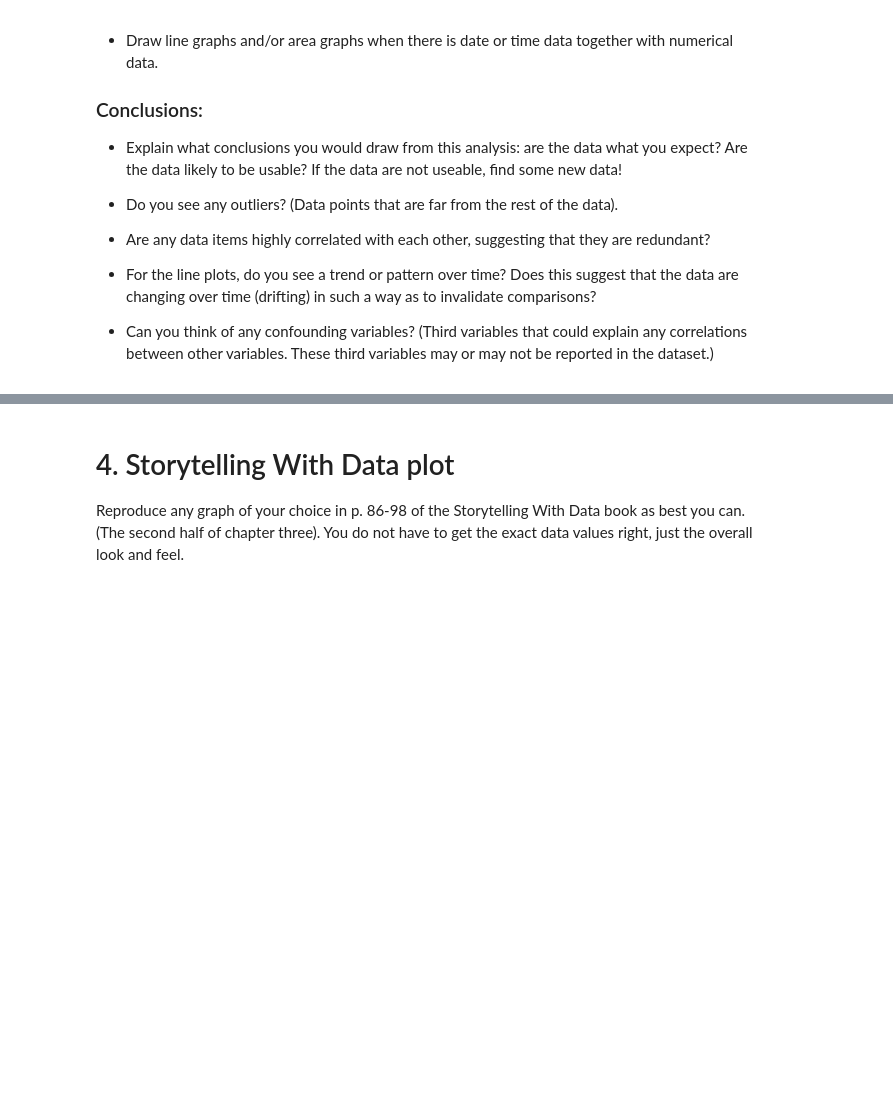
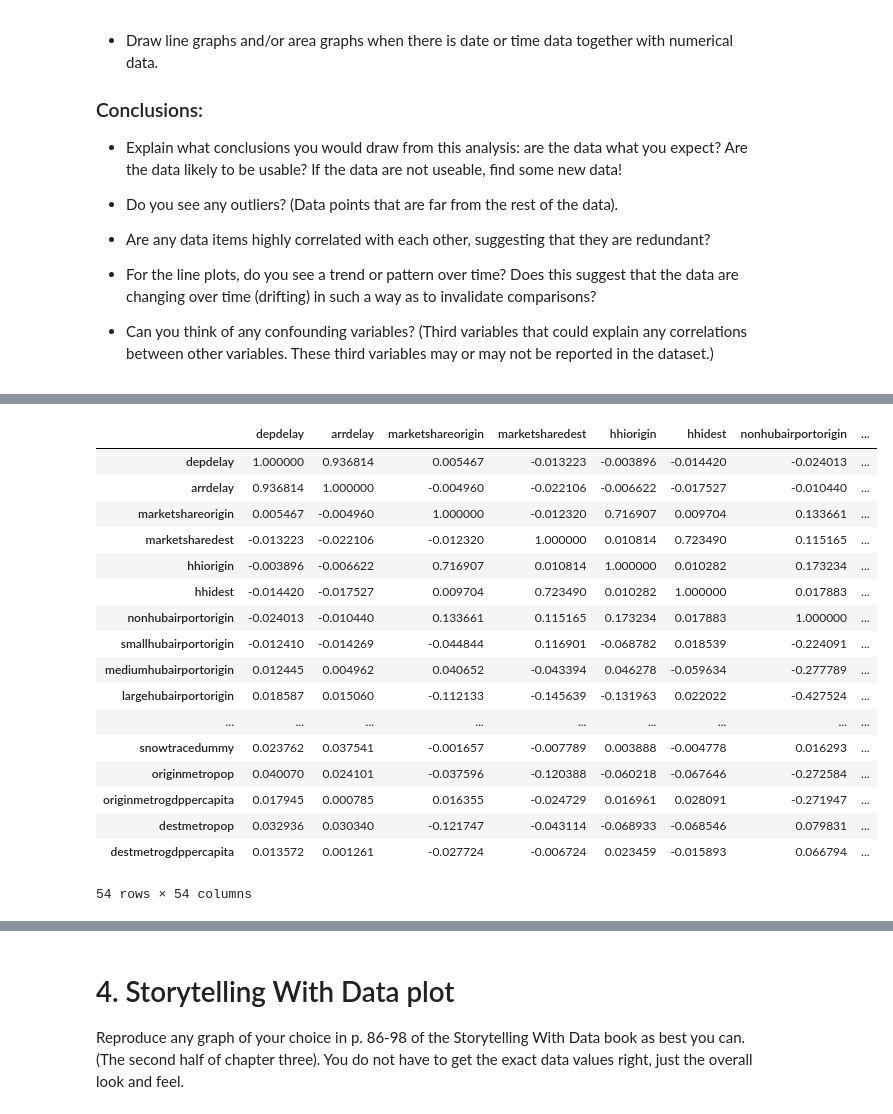
Before and after one commit to tbrantinghamBU/699-Personal, a Jupyter notebook: OMDS-ModB2-Week6-Brantingham-Tyler.ipynb, the cells around one changed output, grey strips where cells are left out. Drawn from its saved outputs; the diff is of its cells as text; code cells hidden in the pictures; blank space fills up the shorter version.

```diff
--- a/OMDS-ModB2-Week6-Brantingham-Tyler.ipynb
+++ b/OMDS-ModB2-Week6-Brantingham-Tyler.ipynb
@@ -70,0 +124,22 @@ This week, you will do the same types of exercises as last week, but you should
+# %%
+numeric_df = df.select_dtypes(include=['number'])
+numeric_df.corr()
+# %% [output]
+|  | depdelay | arrdelay | marketshareorigin | marketsharedest | hhiorigin | hhidest | nonhubairportorigin | ... |
+| depdelay | 1.000000 | 0.936814 | 0.005467 | -0.013223 | -0.003896 | -0.014420 | -0.024013 | ... |
+| arrdelay | 0.936814 | 1.000000 | -0.004960 | -0.022106 | -0.006622 | -0.017527 | -0.010440 | ... |
+| marketshareorigin | 0.005467 | -0.004960 | 1.000000 | -0.012320 | 0.716907 | 0.009704 | 0.133661 | ... |
+| marketsharedest | -0.013223 | -0.022106 | -0.012320 | 1.000000 | 0.010814 | 0.723490 | 0.115165 | ... |
+| hhiorigin | -0.003896 | -0.006622 | 0.716907 | 0.010814 | 1.000000 | 0.010282 | 0.173234 | ... |
+| hhidest | -0.014420 | -0.017527 | 0.009704 | 0.723490 | 0.010282 | 1.000000 | 0.017883 | ... |
+| nonhubairportorigin | -0.024013 | -0.010440 | 0.133661 | 0.115165 | 0.173234 | 0.017883 | 1.000000 | ... |
+| smallhubairportorigin | -0.012410 | -0.014269 | -0.044844 | 0.116901 | -0.068782 | 0.018539 | -0.224091 | ... |
+| mediumhubairportorigin | 0.012445 | 0.004962 | 0.040652 | -0.043394 | 0.046278 | -0.059634 | -0.277789 | ... |
+| largehubairportorigin | 0.018587 | 0.015060 | -0.112133 | -0.145639 | -0.131963 | 0.022022 | -0.427524 | ... |
+| ... | ... | ... | ... | ... | ... | ... | ... | ... |
+| snowtracedummy | 0.023762 | 0.037541 | -0.001657 | -0.007789 | 0.003888 | -0.004778 | 0.016293 | ... |
+| originmetropop | 0.040070 | 0.024101 | -0.037596 | -0.120388 | -0.060218 | -0.067646 | -0.272584 | ... |
+| originmetrogdppercapita | 0.017945 | 0.000785 | 0.016355 | -0.024729 | 0.016961 | 0.028091 | -0.271947 | ... |
+| destmetropop | 0.032936 | 0.030340 | -0.121747 | -0.043114 | -0.068933 | -0.068546 | 0.079831 | ... |
+| destmetrogdppercapita | 0.013572 | 0.001261 | -0.027724 | -0.006724 | 0.023459 | -0.015893 | 0.066794 | ... |
+54 rows × 54 columns
```
Also changed, not shown: parts of 10 cells of this notebook, 2 other files.
